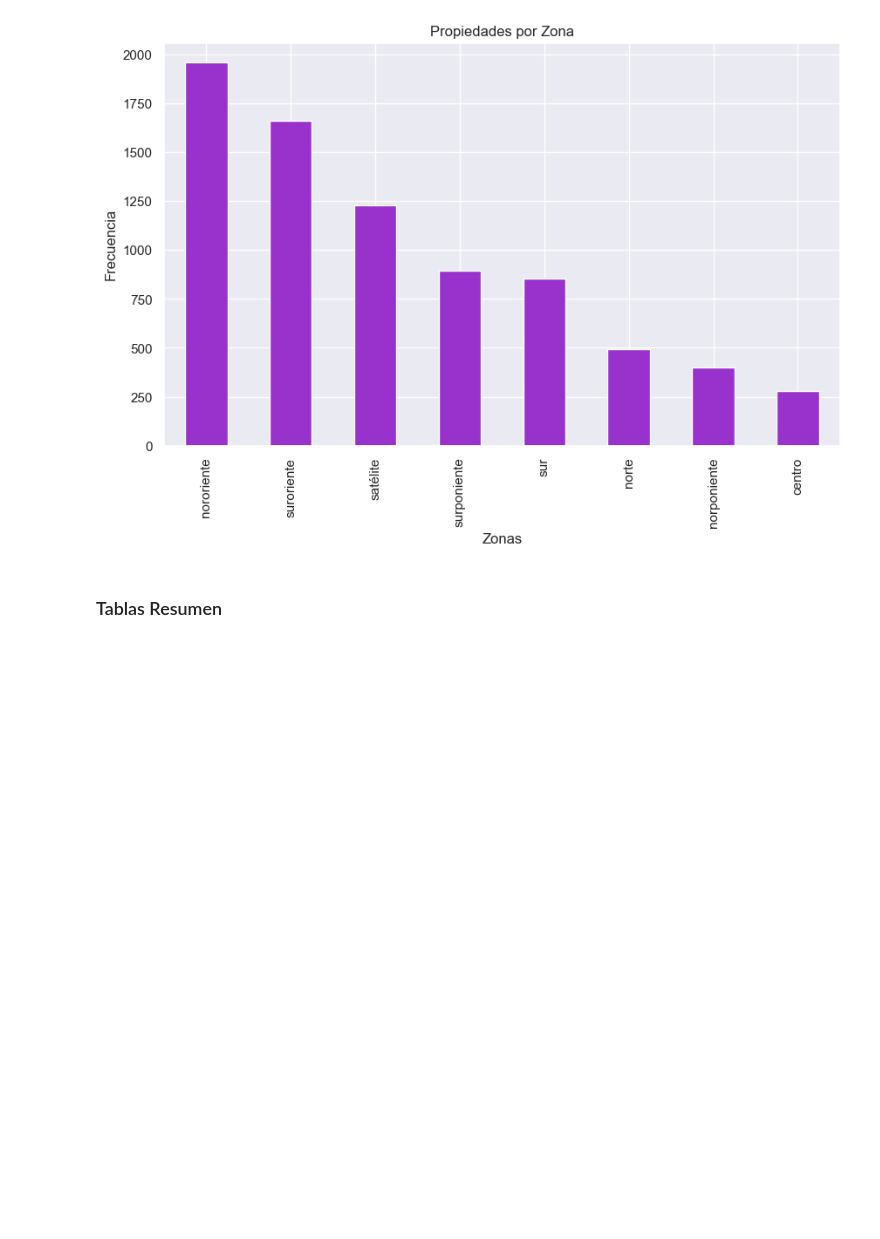
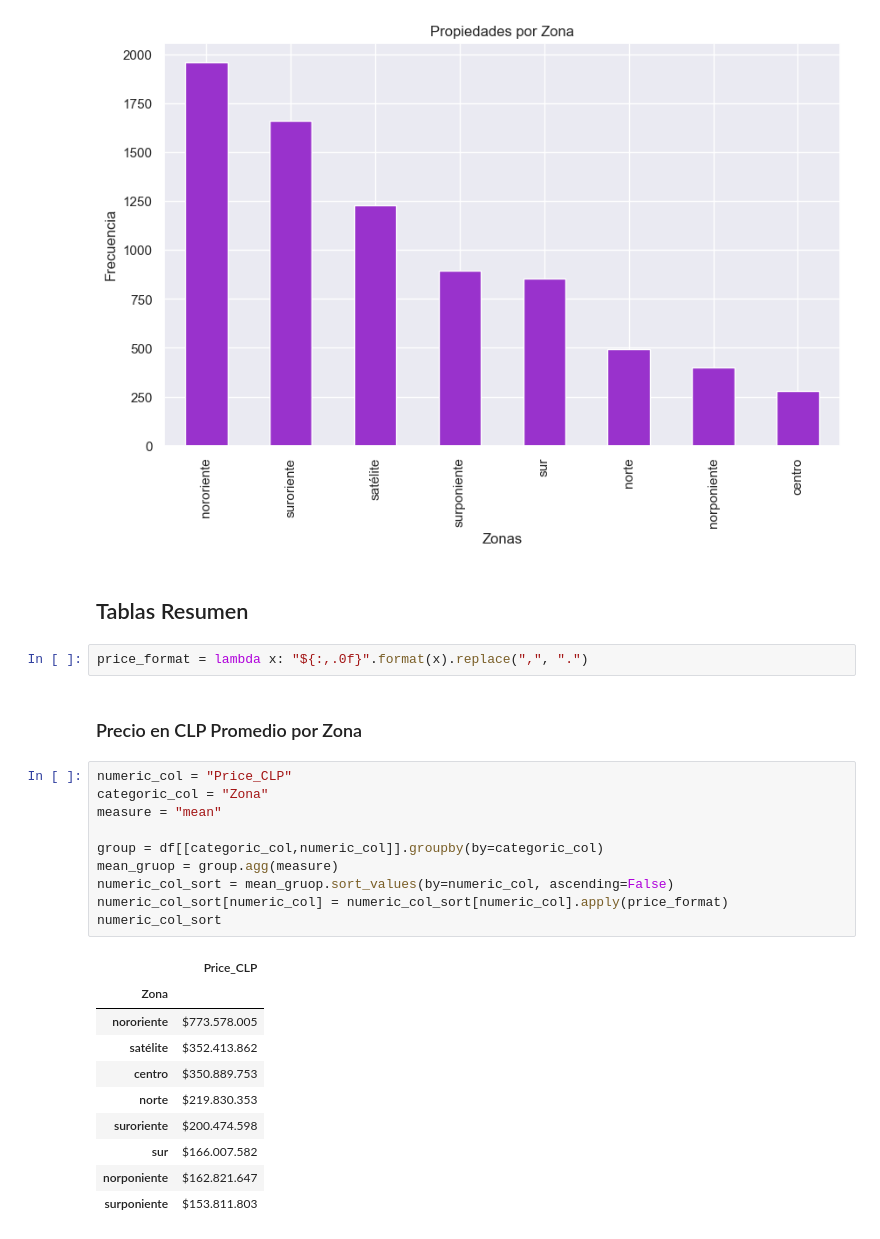
Before and after one commit to gonzakayunawel/casas_usadas_chile_analysis, a Jupyter notebook: B005_Gonzalo_Cayunao.ipynb, the cells around one changed output. Cells and saved outputs as stored; diff of their text form; blank space fills up the shorter version.

```diff
--- a/B005_Gonzalo_Cayunao.ipynb
+++ b/B005_Gonzalo_Cayunao.ipynb
@@ -1019,4 +1028,29 @@ plt.show()
 # %% [output]
 [figure]
 # %% [markdown]
-### Tablas Resumen
+## Tablas Resumen
+# %%
+price_format = lambda x: "${:,.0f}".format(x).replace(",", ".")
+# %% [markdown]
+### Precio en CLP Promedio por Zona
+# %%
+numeric_col = "Price_CLP"
+categoric_col = "Zona"
+measure = "mean"
+
+group = df[[categoric_col,numeric_col]].groupby(by=categoric_col)
+mean_gruop = group.agg(measure)
+numeric_col_sort = mean_gruop.sort_values(by=numeric_col, ascending=False)
+numeric_col_sort[numeric_col] = numeric_col_sort[numeric_col].apply(price_format)
+numeric_col_sort
+# %% [output]
+|  | Price_CLP |
+| Zona |  |
+| nororiente | $773.578.005 |
+| satélite | $352.413.862 |
+| centro | $350.889.753 |
+| norte | $219.830.353 |
+| suroriente | $200.474.598 |
+| sur | $166.007.582 |
+| norponiente | $162.821.647 |
+| surponiente | $153.811.803 |
```
Also changed, not shown: parts of 56 cells of this notebook.
